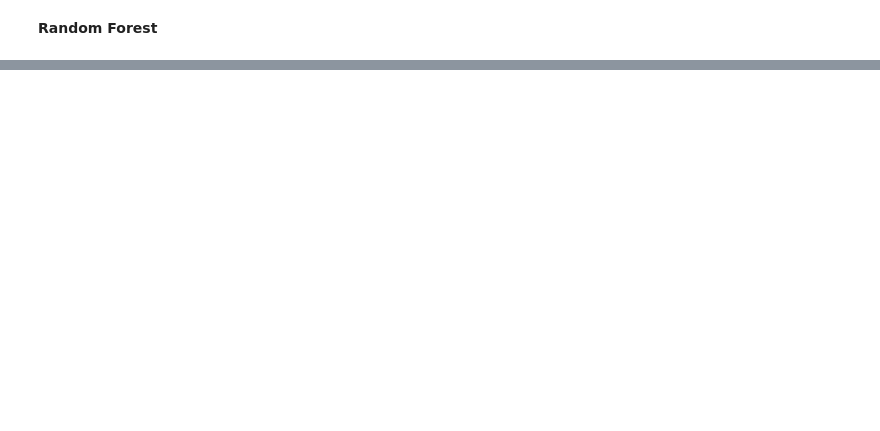
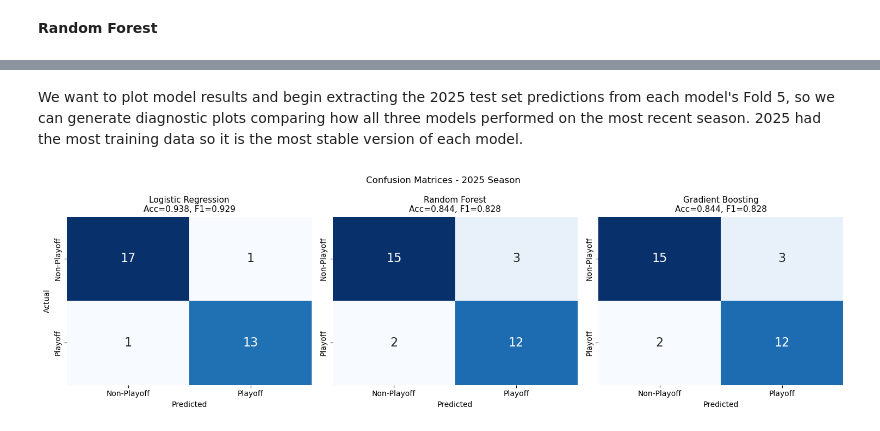
Before and after one commit to mattmarz94/nfl-decision-support-analytics, a Jupyter notebook: Data Preprocessing/modeling_mm.ipynb, the cells around one changed output, grey strips where cells are left out. Cells and saved outputs as stored; diff of their text form; code cells hidden in the pictures; blank space fills up the shorter version.

Commit message:
Finished up creating the visuals for our models, polished all the data files to look more appealing, and cleaned up code here and there.

```diff
--- a/Data Preprocessing/modeling_mm.ipynb
+++ b/Data Preprocessing/modeling_mm.ipynb
@@ -815,0 +815,12 @@ Saved: plot_feature_importance.png
+# %% [markdown]
+We want to plot model results and begin extracting the 2025 test set predictions from each model's Fold 5, so we can generate diagnostic plots comparing how all three models performed on the most recent season. 2025 had the most training data so it is the most stable version of each model.
+# %%
+# Get Fold 5 data for plotting
+X_test_2025 = df.loc[df["season"] == 2025, feature_cols]
+y_test_2025 = df.loc[df["season"] == 2025, target_col]
+
+# Get predictions from stored Fold 5 models
+scaler_5 = lr_models[-1]["scaler"]
+lr_pred = lr_models[-1]["model"].predict(scaler_5.transform(X_test_2025))
+rf_pred = rf_models[-1]["model"].predict(X_test_2025)
+gb_pred = gb_models[-1]["model"].predict(X_test_2025)
@@ -815,0 +829,28 @@ Saved: plot_feature_importance.png
+# %%
+# CONFUSION MATRICES
+from sklearn.metrics import confusion_matrix
+
+names = ["Logistic Regression", "Random Forest", "Gradient Boosting"]
+predictions = [lr_pred, rf_pred, gb_pred]
+
+fig, axes = plt.subplots(1, 3, figsize=(15, 4.5))
+
+for i in range(3):
+    cm = confusion_matrix(y_test_2025, predictions[i])
+    sns.heatmap(cm, annot=True, fmt="d", cmap="Blues", ax=axes[i],
+                xticklabels=["Non-Playoff", "Playoff"],
+                yticklabels=["Non-Playoff", "Playoff"],
+                cbar=False, annot_kws={"size": 16})
+
+    acc = accuracy_score(y_test_2025, predictions[i])
+    f1 = f1_score(y_test_2025, predictions[i])
+    axes[i].set_title(f"{names[i]}\nAcc={acc:.3f}, F1={f1:.3f}", fontsize=11)
+    axes[i].set_xlabel("Predicted")
+    if i == 0:
+        axes[i].set_ylabel("Actual")
+
+fig.suptitle("Confusion Matrices - 2025 Season")
+plt.tight_layout()
+plt.show()
+# %% [output]
+[figure, added]
```
Also changed, not shown: parts of 55 cells of this notebook, 2 other files.
